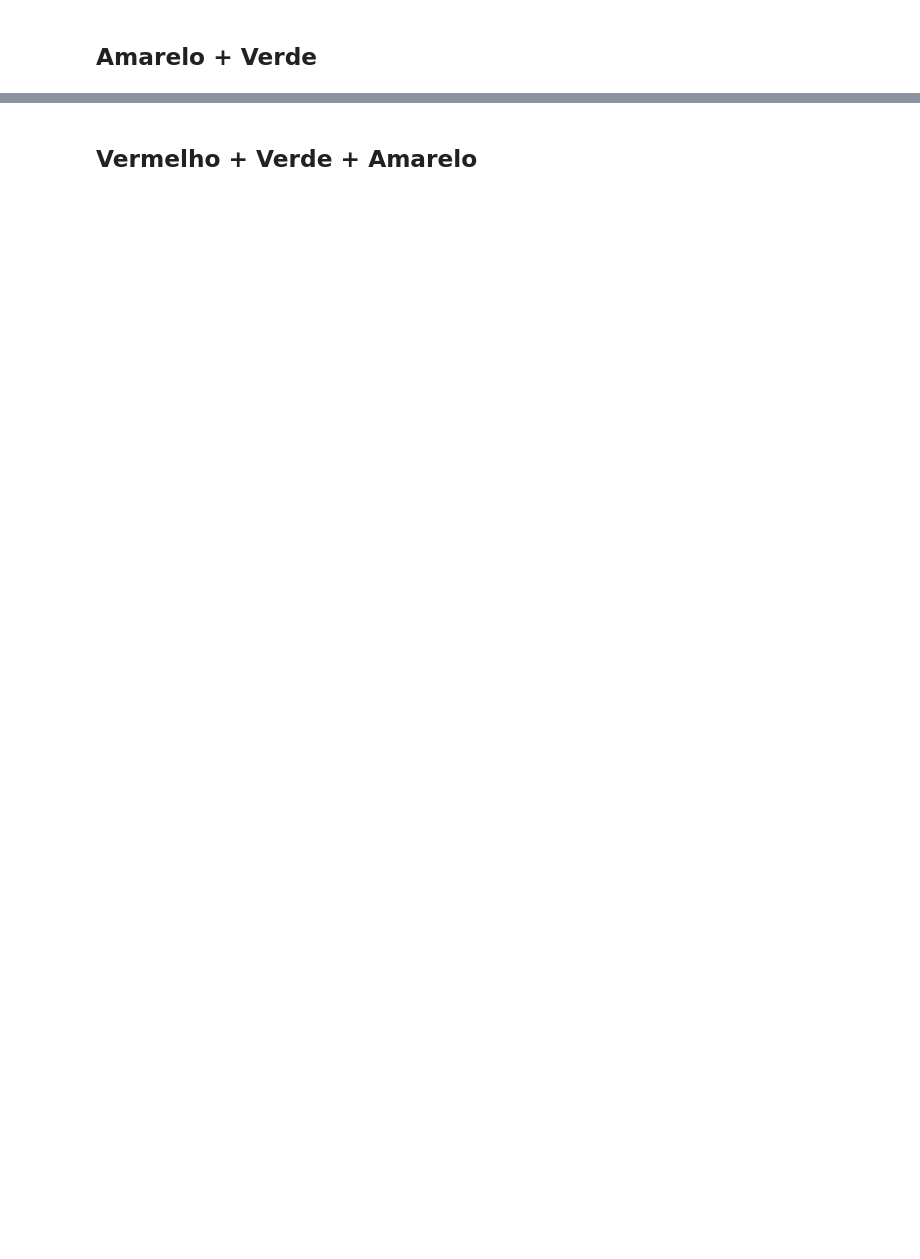
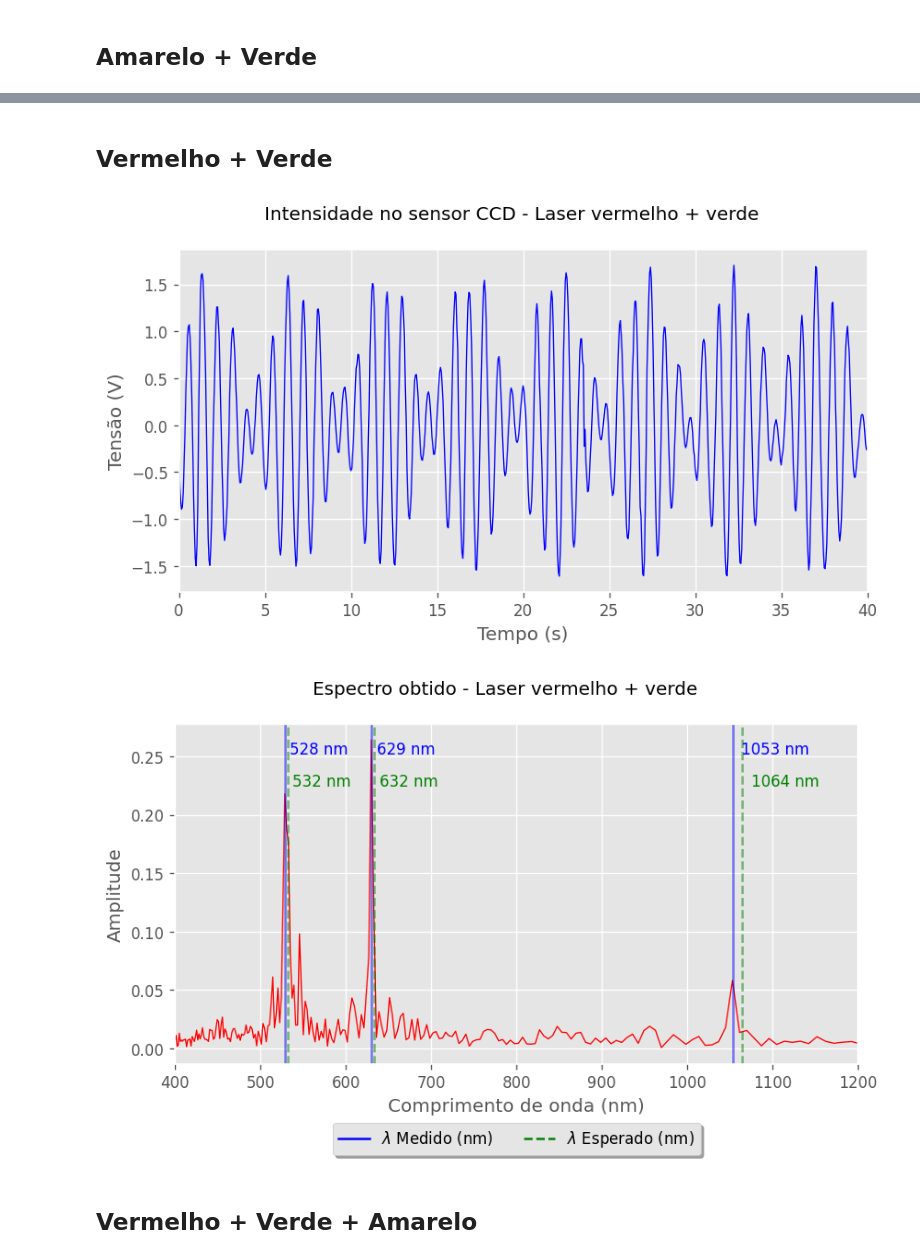
Before and after one commit to brenopelegrin/lab-avancado1, a Jupyter notebook: interferometro_fft/src/notebook.ipynb, the cells around one changed output, grey strips where cells are left out. Cells and saved outputs as stored; diff of their text form; code cells hidden in the pictures; blank space fills up the shorter version.

Commit message:
FIX: graphs for essay

```diff
--- a/interferometro_fft/src/notebook.ipynb
+++ b/interferometro_fft/src/notebook.ipynb
@@ -249,3 +309,17 @@ fig_lambda.savefig("../resultados/lambda_amarelo_verde.png")
+# %% [markdown]
+## Vermelho + Verde
+# %%
+fig_tempo,fig_lambda = grafico("vermelho+verde.csv",lambda_esperados=[lambda_vermelho,lambda_verde,lambda_verde_harmonico],
+                    time_interval=(Medida(0,"s",0),Medida(40,"s",0)),lambda_interval=(Medida(400,"nm",0),Medida(1200,'nm',0)),
+                    lambda_medidos=[tiny_interval(lambda_vermelho),
+                                    tiny_interval(lambda_verde),
+                                    tiny_interval(lambda_verde_harmonico)])
+
+fig_tempo.savefig("../resultados/tempo_vermelho_verde.png")
+fig_lambda.savefig("../resultados/lambda_vermelho_verde.png")
+# %% [output]
+[figure, added]
+[figure, added]
 # %% [markdown]
 ## Vermelho + Verde + Amarelo
 # %%
```
Also changed, not shown: parts of 9 cells of this notebook, 15 other files.
